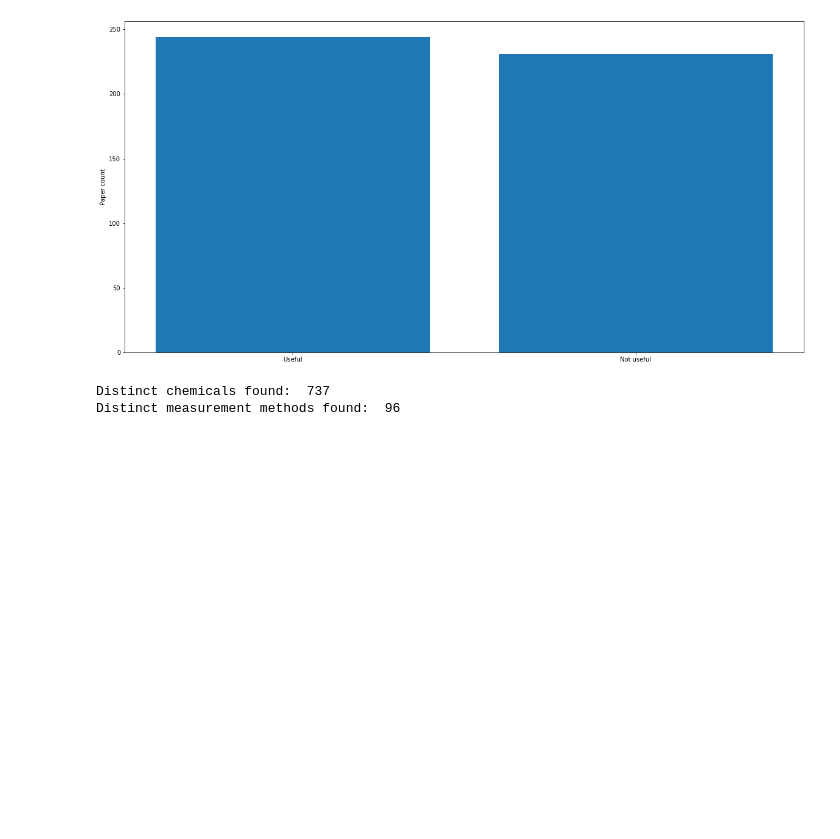
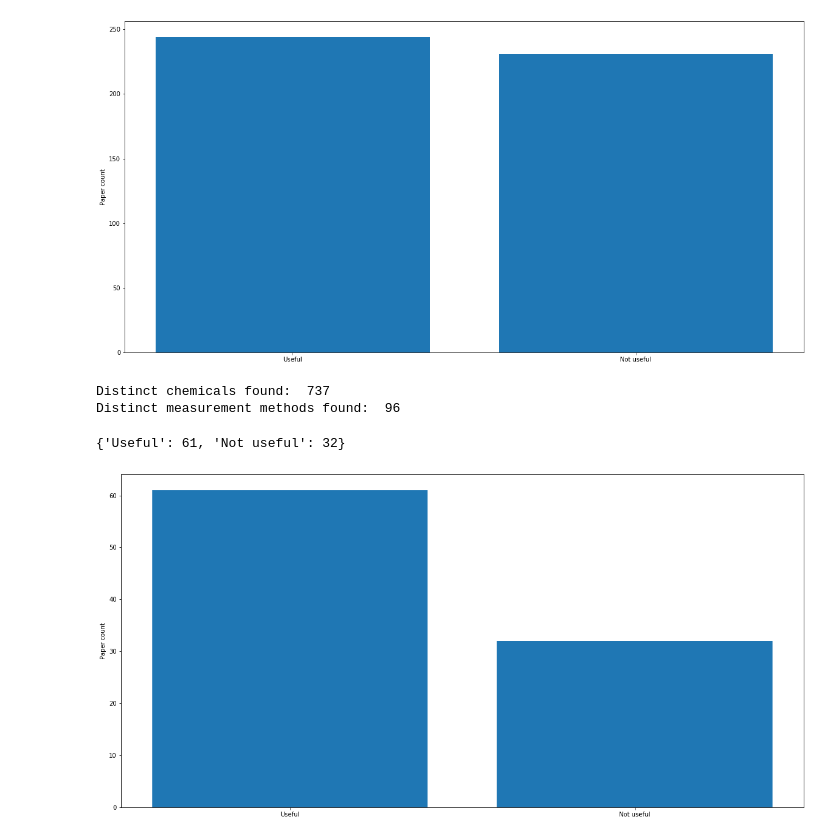
Before and after one commit to ChatterjeeAyan/FoodMineII, a Jupyter notebook: Statistics on FoodMine Training data.ipynb, the cells around one changed output. Cells and saved outputs as stored; diff of their text form; code cells hidden in the pictures; blank space fills up the shorter version.

Commit message:
Statistics summary for apple, basil and human milk
Statistics summary for apple, basil and human milk

```diff
--- a/Statistics on FoodMine Training data.ipynb
+++ b/Statistics on FoodMine Training data.ipynb
@@ -49,3 +49,40 @@ food_statistics("cocoa_scoring.csv","cocoa_data.csv")
 [figure]
 Distinct chemicals found:  737
 Distinct measurement methods found:  96
+# %%
+def food_statistics_usefulenss_only(filename_scoring):
+
+    food_scoring_data = pd.read_excel(filename_scoring, encoding='latin1')[['PMID', 'abstract', 'mesh_terms', 'qual_terms', 'is_useful']]
+
+    food_scoring_data_usefulness = food_scoring_data['is_useful'].tolist()
+    nonuseful_count = 0
+    useful_count = 0
+
+    for elem in food_scoring_data_usefulness:
+        if elem == 0.0:
+            nonuseful_count = nonuseful_count + 1
+        else:
+            useful_count = useful_count + 1
+
+    food_usefulness_dict = dict()
+    food_usefulness_dict['Useful'] = useful_count
+    food_usefulness_dict['Not useful'] = nonuseful_count
+
+    print(food_usefulness_dict)
+
+    plt.figure(figsize=(20, 10))
+    plt.bar(food_usefulness_dict.keys(),food_usefulness_dict.values())
+    plt.ylabel('Paper count')
+    plt.show()
+
+    #food_chemical_data = pd.read_csv(filename_chemicals, encoding='latin1')[['chemical','method']]
+
+    #print('Distinct chemicals found: ', len(set(food_chemical_data['chemical'].tolist())))
+    #print('Distinct measurement methods found: ', len(set(food_chemical_data['method'].tolist())))
+
+    return
+# %%
+food_statistics_usefulenss_only('basil_scoring.xls')
+# %% [output]
+{'Useful': 61, 'Not useful': 32}
+[figure, added]
```
Also changed, not shown: parts of 3 cells of this notebook, 2 other files.
